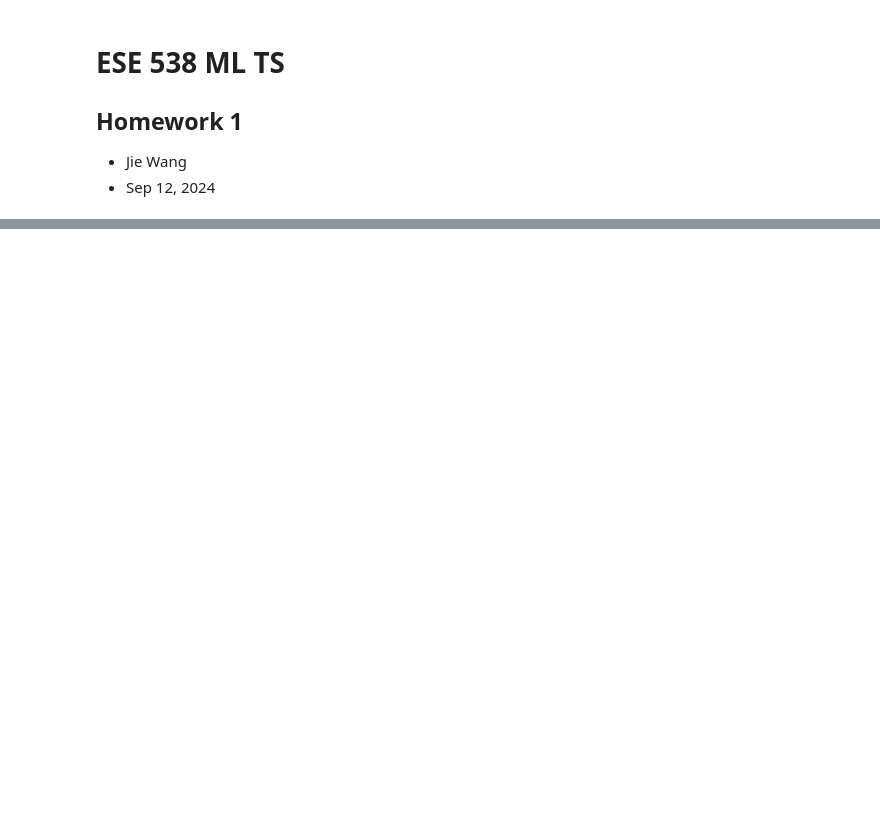
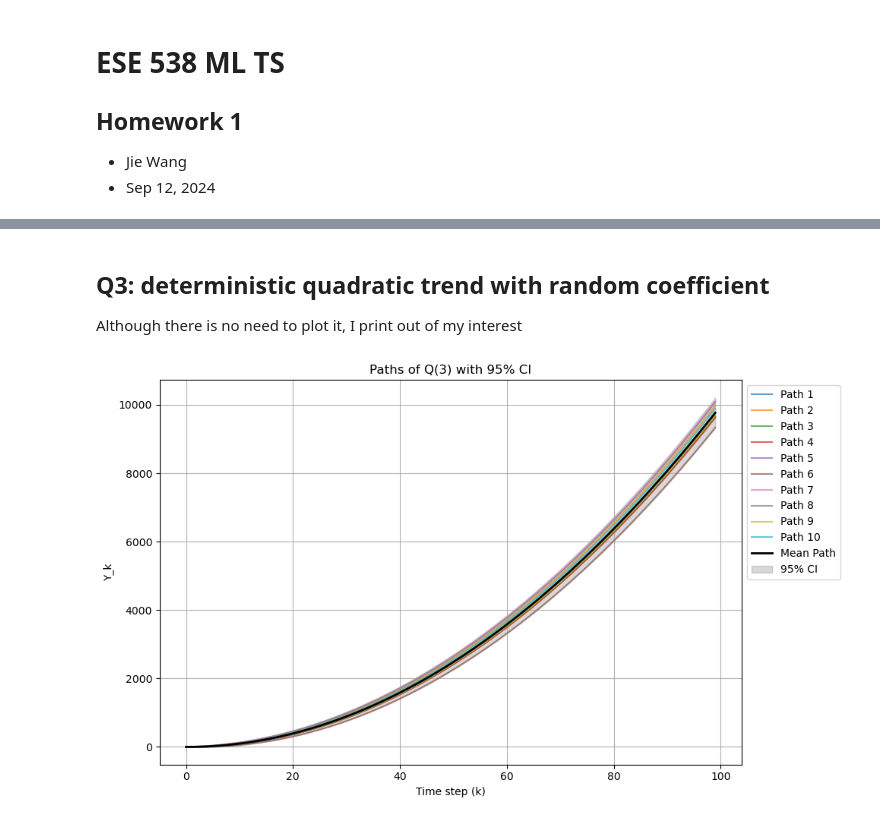
Before and after one commit to Everloom-129/ESE5380-ML-time-series, a Jupyter notebook: Assignments/hw1.ipynb, the cells around one changed output, grey strips where cells are left out. Saved outputs shown, nothing was run; the diff lists cells and outputs as text; code cells hidden in the pictures; blank space fills up the shorter version.

```diff
--- a/Assignments/hw1.ipynb
+++ b/Assignments/hw1.ipynb
@@ -86,0 +101,17 @@ plt.show()
+# %% [markdown]
+## Q3: deterministic quadratic trend with random coefficient
+Although there is no need to plot it, I print out of my interest
+# %%
+@process_type_selector
+def Q3_process(theta_list, alpha, epsilon, path_length):
+    Y = np.zeros(path_length)  #  Y_0 = 0
+
+    alpha = np.random.normal(0, 1)  # α ~ N(0,1)
+    beta = np.random.normal(0, 2)   # β ~ N(0,2)
+    for k in range(1, path_length):
+       Y[k] = alpha + beta * k + k**2
+    return Y
+
+plot_random_process(Q3_process,'Q(3)',[ ] )
+# %% [output]
+[figure, added]
```
Also changed, not shown: parts of 12 cells of this notebook, 4 other files.
